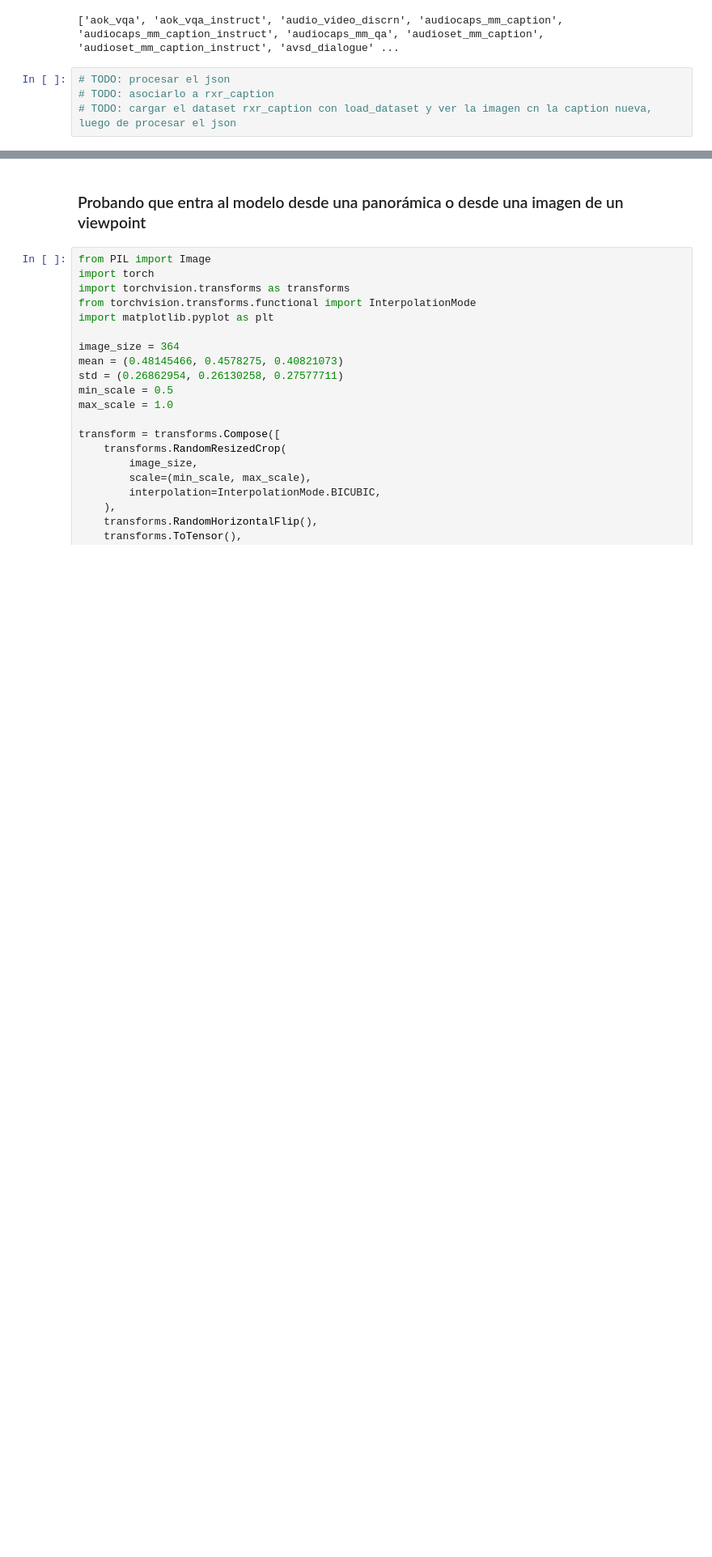
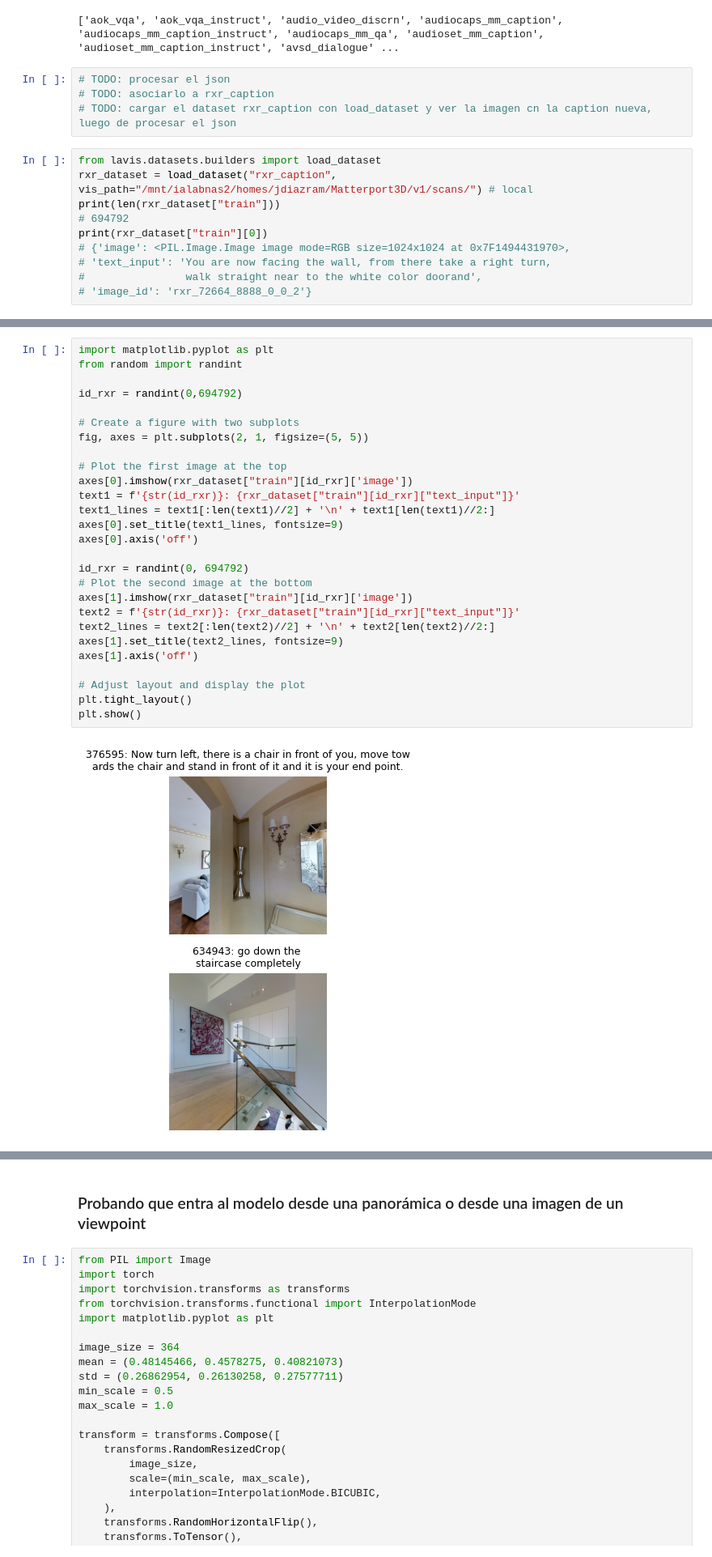
Before and after one commit to pacalein/LAVIS_nav, a Jupyter notebook: comprobar_dataset_rxr.ipynb, the cells around one changed output, grey strips where cells are left out. Shown at 81% size. Drawn from its saved outputs; the diff is of its cells as text; blank space fills up the shorter version.

Commit message:
dataset_testing

```diff
--- a/comprobar_dataset_rxr.ipynb
+++ b/comprobar_dataset_rxr.ipynb
@@ -40,3 +42,13 @@ print(sorted(dataset_names))
 # TODO: procesar el json
 # TODO: asociarlo a rxr_caption
 # TODO: cargar el dataset rxr_caption con load_dataset y ver la imagen cn la caption nueva, luego de procesar el json
+# %%
+from lavis.datasets.builders import load_dataset
+rxr_dataset = load_dataset("rxr_caption", vis_path="/mnt/ialabnas2/homes/jdiazram/Matterport3D/v1/scans/") # local
+print(len(rxr_dataset["train"]))
+# 694792
+print(rxr_dataset["train"][0])
+# {'image': <PIL.Image.Image image mode=RGB size=1024x1024 at 0x7F1494431970>,
+# 'text_input': 'You are now facing the wall, from there take a right turn,
+#                walk straight near to the white color doorand',
+# 'image_id': 'rxr_72664_8888_0_0_2'}
@@ -42,0 +70,29 @@ print(sorted(dataset_names))
+# %%
+import matplotlib.pyplot as plt
+from random import randint
+
+id_rxr = randint(0,694792)
+
+# Create a figure with two subplots
+fig, axes = plt.subplots(2, 1, figsize=(5, 5))
+
+# Plot the first image at the top
+axes[0].imshow(rxr_dataset["train"][id_rxr]['image'])
+text1 = f'{str(id_rxr)}: {rxr_dataset["train"][id_rxr]["text_input"]}'
+text1_lines = text1[:len(text1)//2] + '\n' + text1[len(text1)//2:]
+axes[0].set_title(text1_lines, fontsize=9)
+axes[0].axis('off')
+
+id_rxr = randint(0, 694792)
+# Plot the second image at the bottom
+axes[1].imshow(rxr_dataset["train"][id_rxr]['image'])
+text2 = f'{str(id_rxr)}: {rxr_dataset["train"][id_rxr]["text_input"]}'
+text2_lines = text2[:len(text2)//2] + '\n' + text2[len(text2)//2:]
+axes[1].set_title(text2_lines, fontsize=9)
+axes[1].axis('off')
+
+# Adjust layout and display the plot
+plt.tight_layout()
+plt.show()
+# %% [output]
+[figure, added]
```
Also changed, not shown: parts of 9 cells of this notebook, 1 other file.
